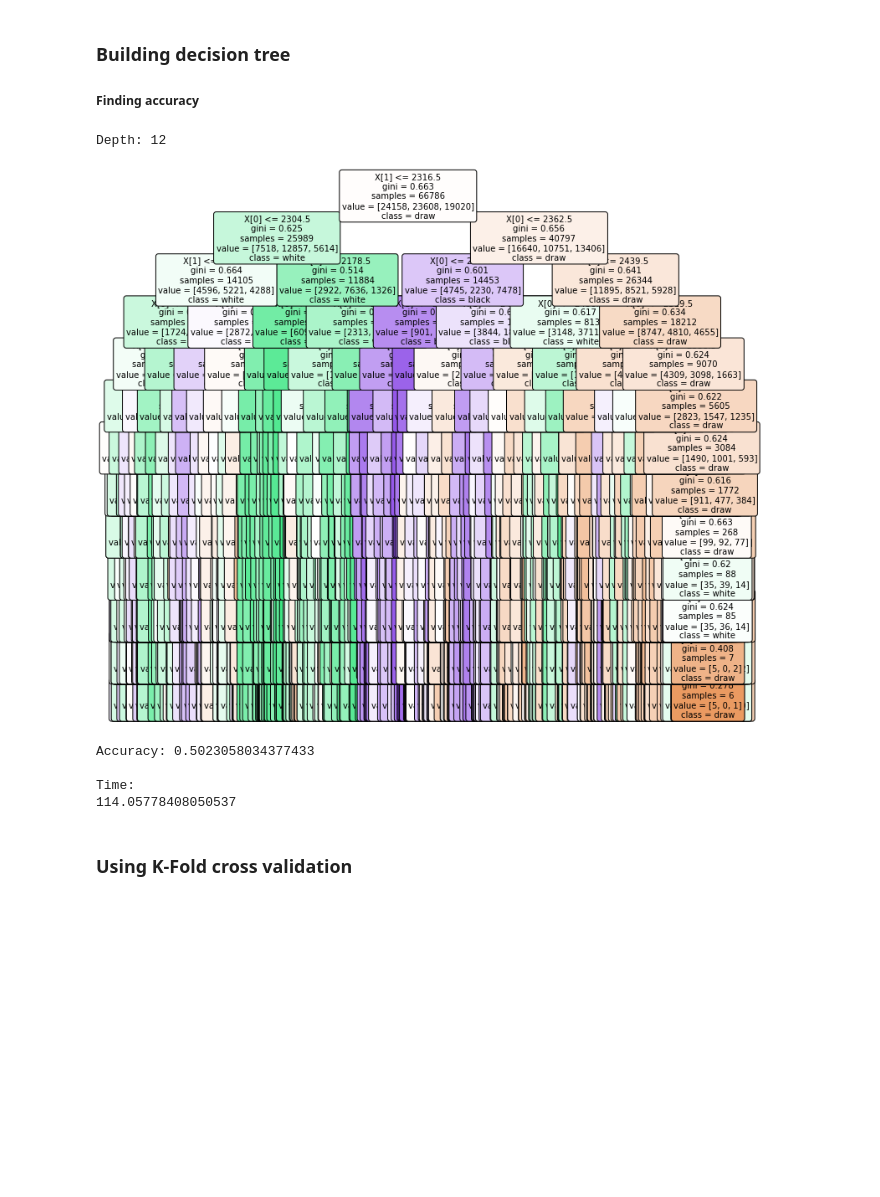
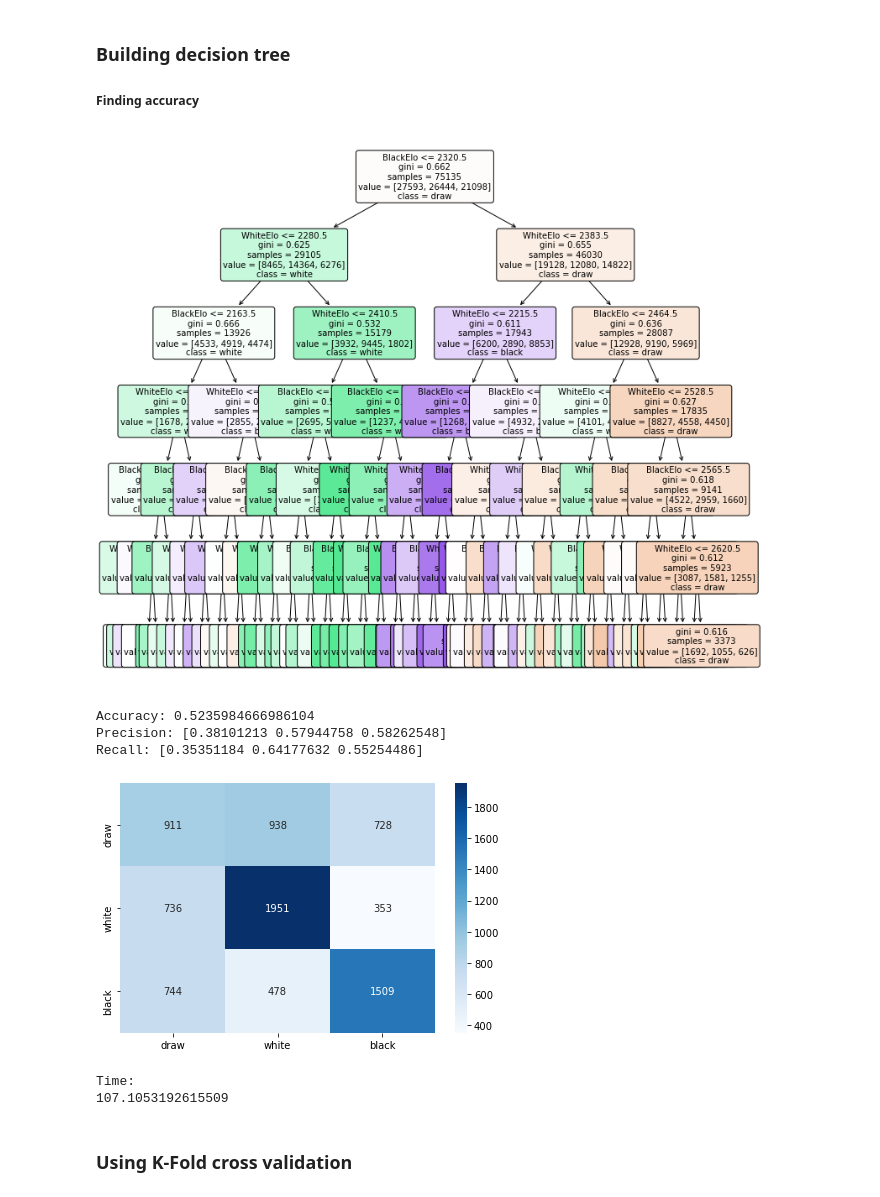
Before and after one commit to nidhi-tholar/255_Team_11, a Jupyter notebook: decision_tree.ipynb, the cells around one changed output. Saved outputs shown, nothing was run; the diff lists cells and outputs as text; code cells hidden in the pictures; blank space fills up the shorter version.

```diff
--- a/decision_tree.ipynb
+++ b/decision_tree.ipynb
@@ -106,16 +124,17 @@ def build_decision_tree(depth, x_train,y_train, x_test, y_test):
 # %%
-for depth in [12, 20, 40]:
-    start = time.time()
-    build_decision_tree(depth, x_train,y_train, x_test, y_test)
-    end = time.time()
-    print('\nTime:')
-    print(end - start)
+
+start = time.time()
+build_decision_tree(x_train,y_train, x_test, y_test)
+end = time.time()
+print('\nTime:')
+print(end - start)
 # %% [output]
+[figure, new version]
-Depth: 12
+Accuracy: 0.5235984666986104
+Precision: [0.38101213 0.57944758 0.58262548]
+Recall: [0.35351184 0.64177632 0.55254486]
-[figure, old version]
+[figure, added]
-Accuracy: 0.5023058034377433
-
 Time:
-114.05778408050537
+107.1053192615509
 # %% [markdown]
 ### Using K-Fold cross validation
```
Also changed, not shown: parts of 12 cells of this notebook, 4 other files.
